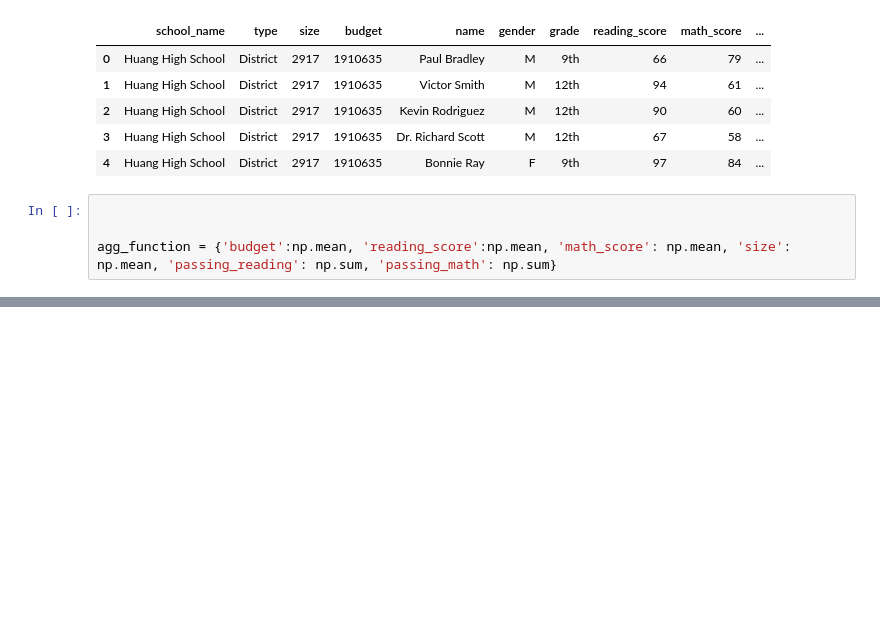
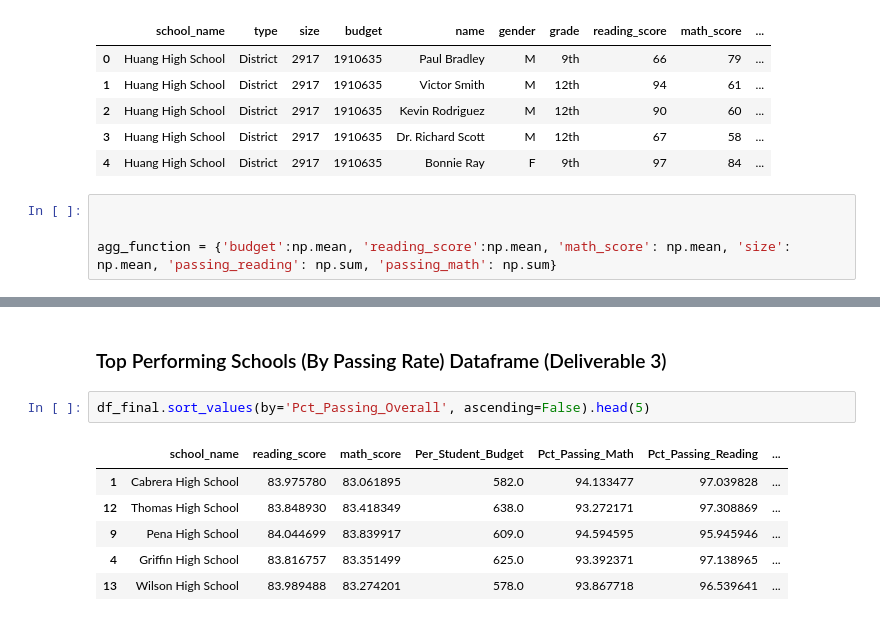
Before and after one commit to gaguinaldo/uscdatabootcamp, a Jupyter notebook: hw-4/hw-4_gta_submission.ipynb, the cells around one changed output, grey strips where cells are left out. Saved outputs shown, nothing was run; the diff lists cells and outputs as text; blank space fills up the shorter version.

```diff
--- a/hw-4/hw-4_gta_submission.ipynb
+++ b/hw-4/hw-4_gta_submission.ipynb
@@ -387,0 +378,11 @@ Name: reading_score, dtype: bool
+# %% [markdown]
+### Top Performing Schools (By Passing Rate) Dataframe (Deliverable 3)
+# %%
+df_final.sort_values(by='Pct_Passing_Overall', ascending=False).head(5)
+# %% [output]
+|  | school_name | reading_score | math_score | Per_Student_Budget | Pct_Passing_Math | Pct_Passing_Reading | ... |
+| 1 | Cabrera High School | 83.975780 | 83.061895 | 582.0 | 94.133477 | 97.039828 | ... |
+| 12 | Thomas High School | 83.848930 | 83.418349 | 638.0 | 93.272171 | 97.308869 | ... |
+| 9 | Pena High School | 84.044699 | 83.839917 | 609.0 | 94.594595 | 95.945946 | ... |
+| 4 | Griffin High School | 83.816757 | 83.351499 | 625.0 | 93.392371 | 97.138965 | ... |
+| 13 | Wilson High School | 83.989488 | 83.274201 | 578.0 | 93.867718 | 96.539641 | ... |
```
Also changed, not shown: parts of 15 cells of this notebook.
